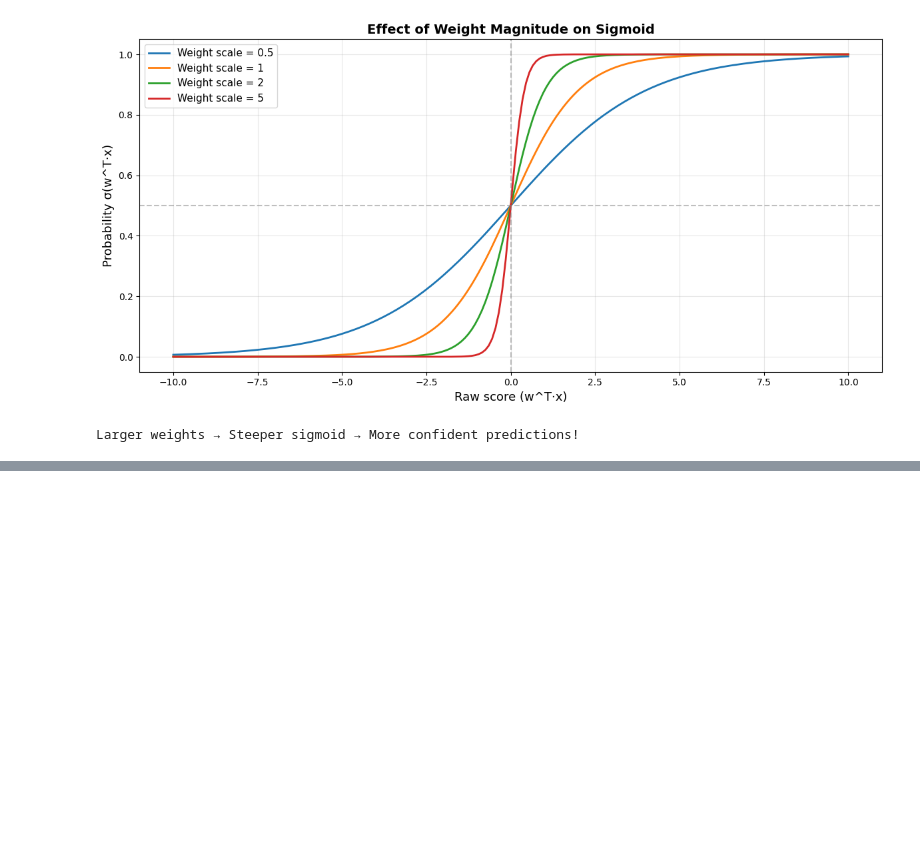
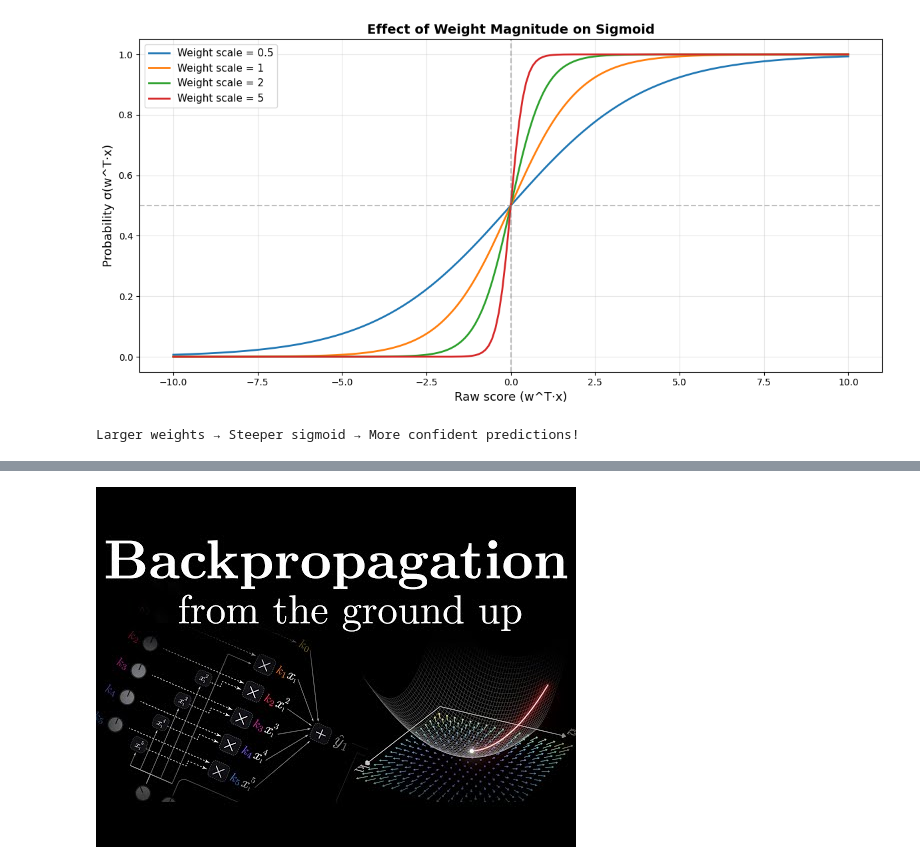
Before and after one commit to HebaNAS/D2xDL-Week7, a Jupyter notebook: LinearRegression.ipynb, the cells around one changed output, grey strips where cells are left out. Cells and saved outputs as stored; diff of their text form; code cells hidden in the pictures; blank space fills up the shorter version.

```diff
--- a/LinearRegression.ipynb
+++ b/LinearRegression.ipynb
@@ -2025,0 +2200,6 @@ Larger weights → Steeper sigmoid → More confident predictions!
+# %%
+from IPython.display import YouTubeVideo
+
+YouTubeVideo('SmZmBKc7Lrs', start=130)
+# %% [output]
+[figure, added]
```
Also changed, not shown: parts of 18 cells of this notebook, 2 other files.
